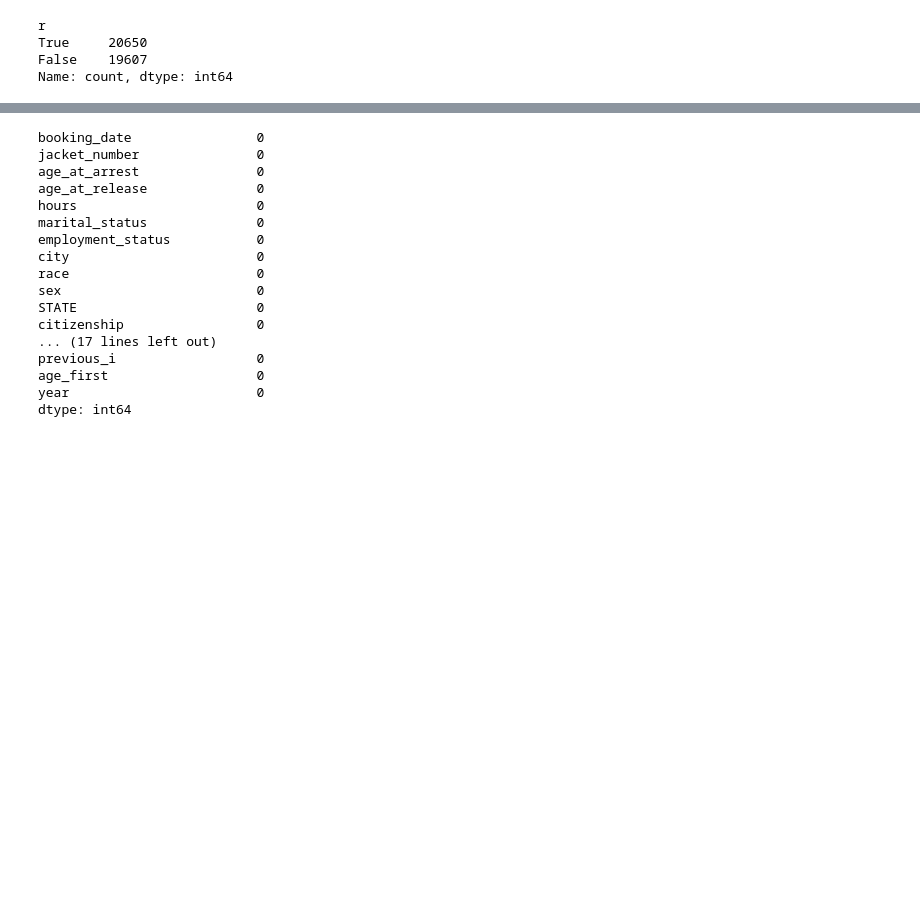
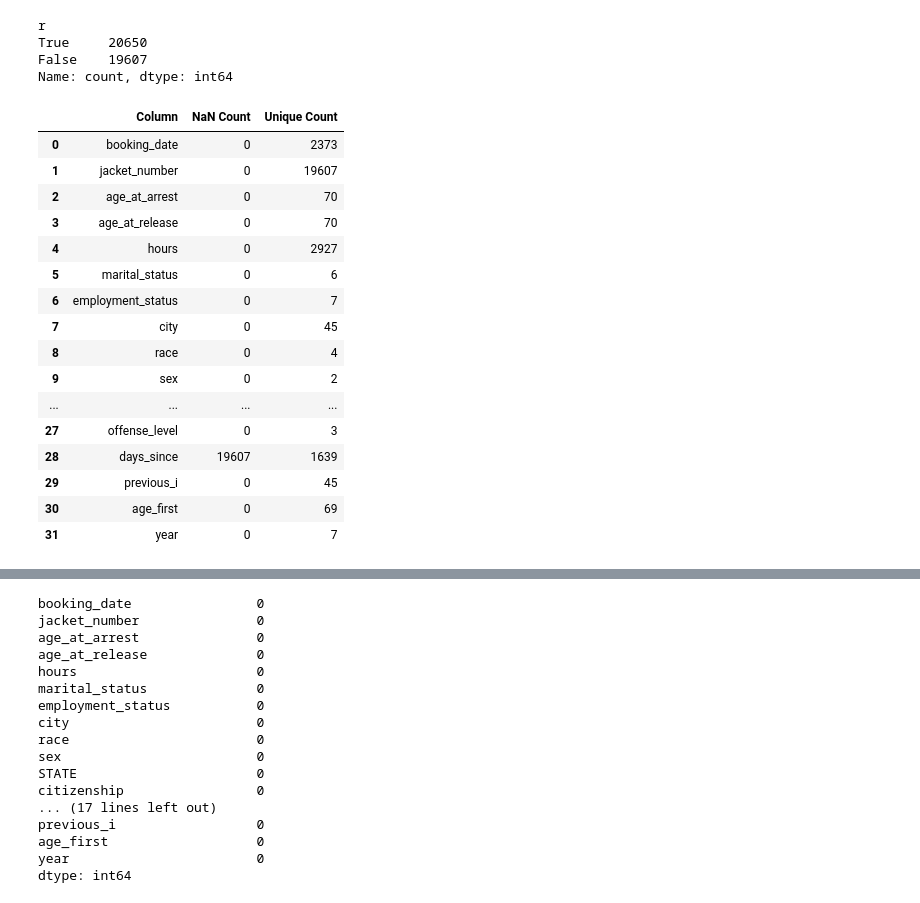
Before and after one commit to UIUC-DSC/Members-Only, a Jupyter notebook: clean.ipynb, the cells around one changed output, grey strips where cells are left out. Drawn from its saved outputs; the diff is of its cells as text; code cells hidden in the pictures; blank space fills up the shorter version.

```diff
--- a/clean.ipynb
+++ b/clean.ipynb
@@ -679,7 +694,7 @@ clean_df[impute_col_encoded] = le.transform(clean_df[impute_col])
 clean_df[impute_col_encoded] = clean_df[impute_col_encoded].map(lambda x: np.nan if x >= 1068 else x)
 
 imputer = IterativeImputer(random_state=42)
-df_train = clean_df.loc[:, ['age_at_arrest', 'age_at_release', 'hours', 'prisoner_type_no', 'sex_no']]
+df_train = clean_df.loc[:, ['age_at_arrest', 'age_at_release', 'hours', 'prisoner_type_no', 'sex_no', 'occupation_no']]
 imputer.fit(df_train)
 
 df_imputed = imputer.transform(df_train)
@@ -986,3 +1009,31 @@ r
 True     20650
 False    19607
 Name: count, dtype: int64
+# %%
+nan_counts_list2 = []
+
+for column in final_df.columns:
+    nan_count = final_df[column].isna().sum()
+    unique_count = final_df[column].nunique()
+    nan_counts_list2.append({'Column': column, 'NaN Count': nan_count, 'Unique Count': unique_count})
+
+nan_counts = pd.DataFrame(nan_counts_list2)
+nan_counts
+# %% [output]
+|  | Column | NaN Count | Unique Count |
+| 0 | booking_date | 0 | 2373 |
+| 1 | jacket_number | 0 | 19607 |
+| 2 | age_at_arrest | 0 | 70 |
+| 3 | age_at_release | 0 | 70 |
+| 4 | hours | 0 | 2927 |
+| 5 | marital_status | 0 | 6 |
+| 6 | employment_status | 0 | 7 |
+| 7 | city | 0 | 45 |
+| 8 | race | 0 | 4 |
+| 9 | sex | 0 | 2 |
+| ... | ... | ... | ... |
+| 27 | offense_level | 0 | 3 |
+| 28 | days_since | 19607 | 1639 |
+| 29 | previous_i | 0 | 45 |
+| 30 | age_first | 0 | 69 |
+| 31 | year | 0 | 7 |
```
Also changed, not shown: parts of 3 cells of this notebook, 4 other files.
